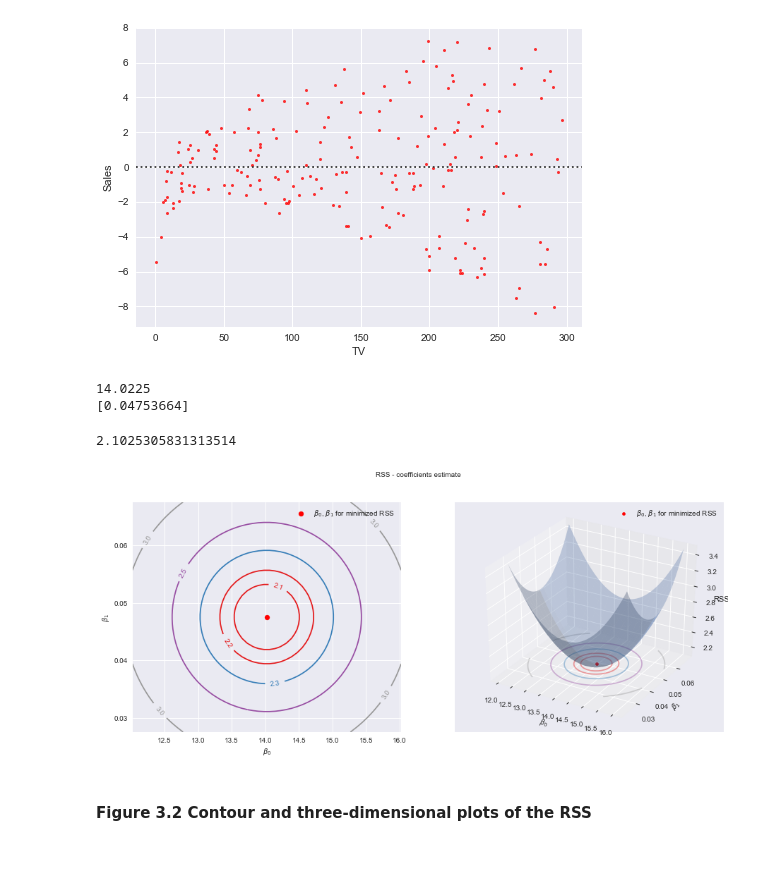
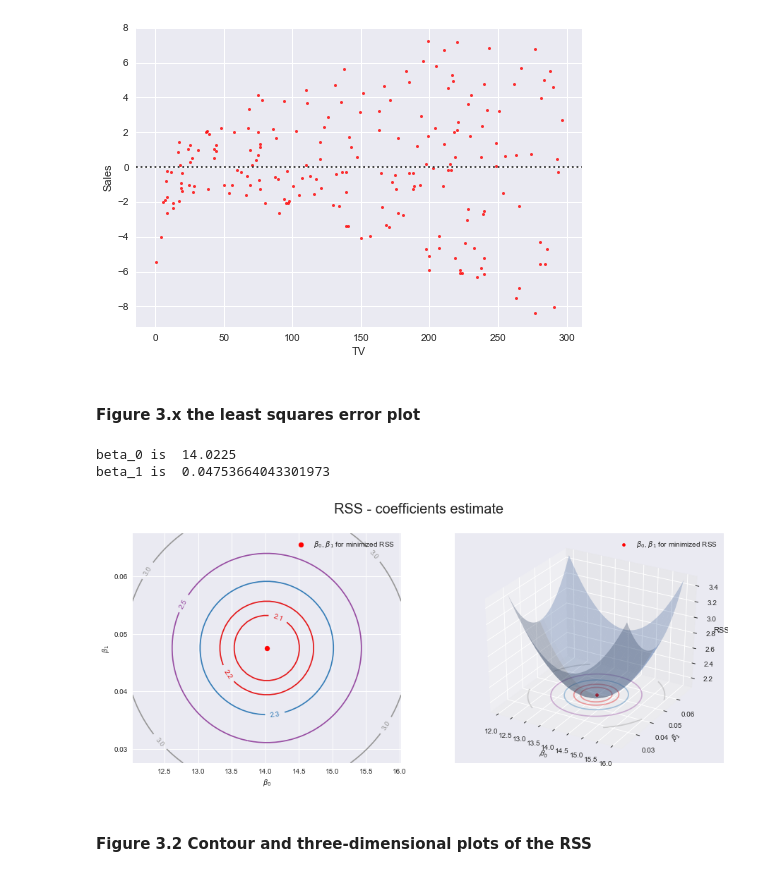
Before and after one commit to monkeyxite/ISL, a Jupyter notebook: C3.ipynb, the cells around one changed output. Drawn from its saved outputs; the diff is of its cells as text; code cells hidden in the pictures.

```diff
--- a/C3.ipynb
+++ b/C3.ipynb
@@ -83,16 +89,18 @@ sns.residplot(advertising.TV, advertising.Sales, order=1, scatter_kws={'color':'
 # %% [output]
 <matplotlib.axes._subplots.AxesSubplot at 0x...>
 [figure]
+# %% [markdown]
+#### Figure 3.x the least squares error plot
 # %%
-# Regression coefficients (Ordinary Least Squares)
+# Regression coefficients by sklearn using OLS (Ordinary Least Squares)
 regr = skl_lm.LinearRegression()
 
 X = scale(advertising.TV, with_mean=True, with_std=False).reshape(-1,1)
 y = advertising.Sales
 
 regr.fit(X,y)
-print(regr.intercept_)
-print(regr.coef_)
+print("beta_0 is ", regr.intercept_)
+print("beta_1 is ",regr.coef_[0]) #print beta_1
 
 # Create grid coordinates for plotting
 B0 = np.linspace(regr.intercept_-2, regr.intercept_+2, 50)
@@ -107,40 +115,40 @@ for (i,j),v in np.ndenumerate(Z):
 # Minimized RSS
 min_RSS = r'$\beta_0$, $\beta_1$ for minimized RSS'
 min_rss = np.sum((regr.intercept_+regr.coef_*X - y.values.reshape(-1,1))**2)/1000
-min_rss
+#print(Latex("$\beta_0$, $\beta_1$ for minimized RSS"),min_rss)
 # %% [output]
-14.0225
-[0.04753664]
+beta_0 is  14.0225
+beta_1 is  0.04753664043301973
-2.1025305831313514
 # %%
+# Plt the RSS coefficients estimation
 fig = plt.figure(figsize=(15,6))
-fig.suptitle('RSS - coefficients estimate', fontsize=10)
+fig.suptitle('RSS - coefficients estimate', fontsize=20)
 
 ax1 = fig.add_subplot(121)
 ax2 = fig.add_subplot(122, projection='3d')
 
 # Left plot
 CS = ax1.contour(xx, yy, Z, cmap=plt.cm.Set1, levels=[2.15, 2.2, 2.3, 2.5, 3])
 ax1.scatter(regr.intercept_, regr.coef_[0], c='r', label=min_RSS)
 ax1.clabel(CS, inline=True, fontsize=10, fmt='%1.1f')
 
 # Right plot
 ax2.plot_surface(xx, yy, Z, rstride=3, cstride=3, alpha=0.3)
 ax2.contour(xx, yy, Z, zdir='z', offset=Z.min(), cmap=plt.cm.Set1,
             alpha=0.4, levels=[2.15, 2.2, 2.3, 2.5, 3])
 ax2.scatter3D(regr.intercept_, regr.coef_[0], min_rss, c='r', label=min_RSS)
 ax2.set_zlabel('RSS')
 ax2.set_zlim(Z.min(),Z.max())
 ax2.set_ylim(0.02,0.07)
 
 # settings common to both plots
 for ax in fig.axes:
     ax.set_xlabel(r'$\beta_0$', fontsize=10)
     ax.set_ylabel(r'$\beta_1$', fontsize=10)
     ax.set_yticks([0.03,0.04,0.05,0.06])
     ax.legend()
 # %% [output]
-[figure, old version]
+[figure, new version]
 # %% [markdown]
 #### Figure 3.2 Contour and three-dimensional plots of the RSS
 # %% [markdown]
```
Also changed, not shown: parts of 20 cells of this notebook.
